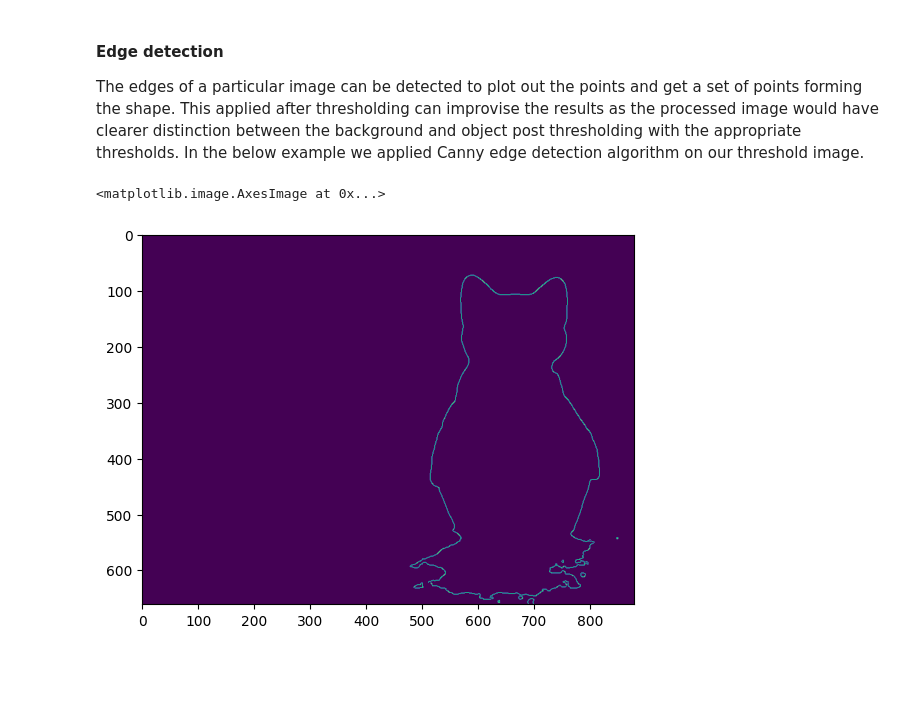
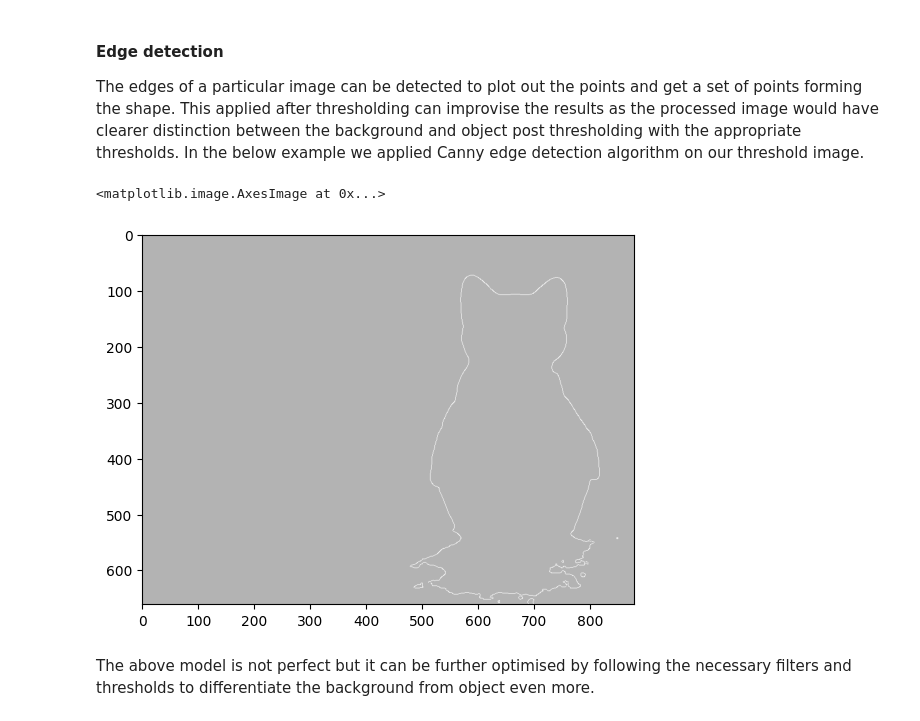
Before and after one commit to baked-potatoes/image-processing, a Jupyter notebook: image-processing.ipynb, the cells around one changed output. Saved outputs shown, nothing was run; the diff lists cells and outputs as text; code cells hidden in the pictures; blank space fills up the shorter version.

Commit message:
Fixed README.md and added extra stuff to thresholding

```diff
--- a/image-processing.ipynb
+++ b/image-processing.ipynb
@@ -88,7 +88,11 @@ plt.colorbar()
 The edges of a particular image can be detected to plot out the points and get a set of points forming the shape. This applied after thresholding can improvise the results as the processed image would have clearer distinction between the background and object post thresholding with the appropriate thresholds. In the below example we applied Canny edge detection algorithm on our threshold image.
 # %%
 out = cv2.Canny(th, 0, 250)
-plt.imshow(out)
+# uncomment this line to see the threshold overlaying the original image
+# plt.imshow(plot)
+plt.imshow(cv2.cvtColor(out, cv2.COLOR_GRAY2RGB), alpha=0.3)
 # %% [output]
 <matplotlib.image.AxesImage at 0x...>
-[figure, old version]
+[figure, new version]
+# %% [markdown]
+The above model is not perfect but it can be further optimised by following the necessary filters and thresholds to differentiate the background from object even more.
```
Also changed, not shown: 1 other file.
